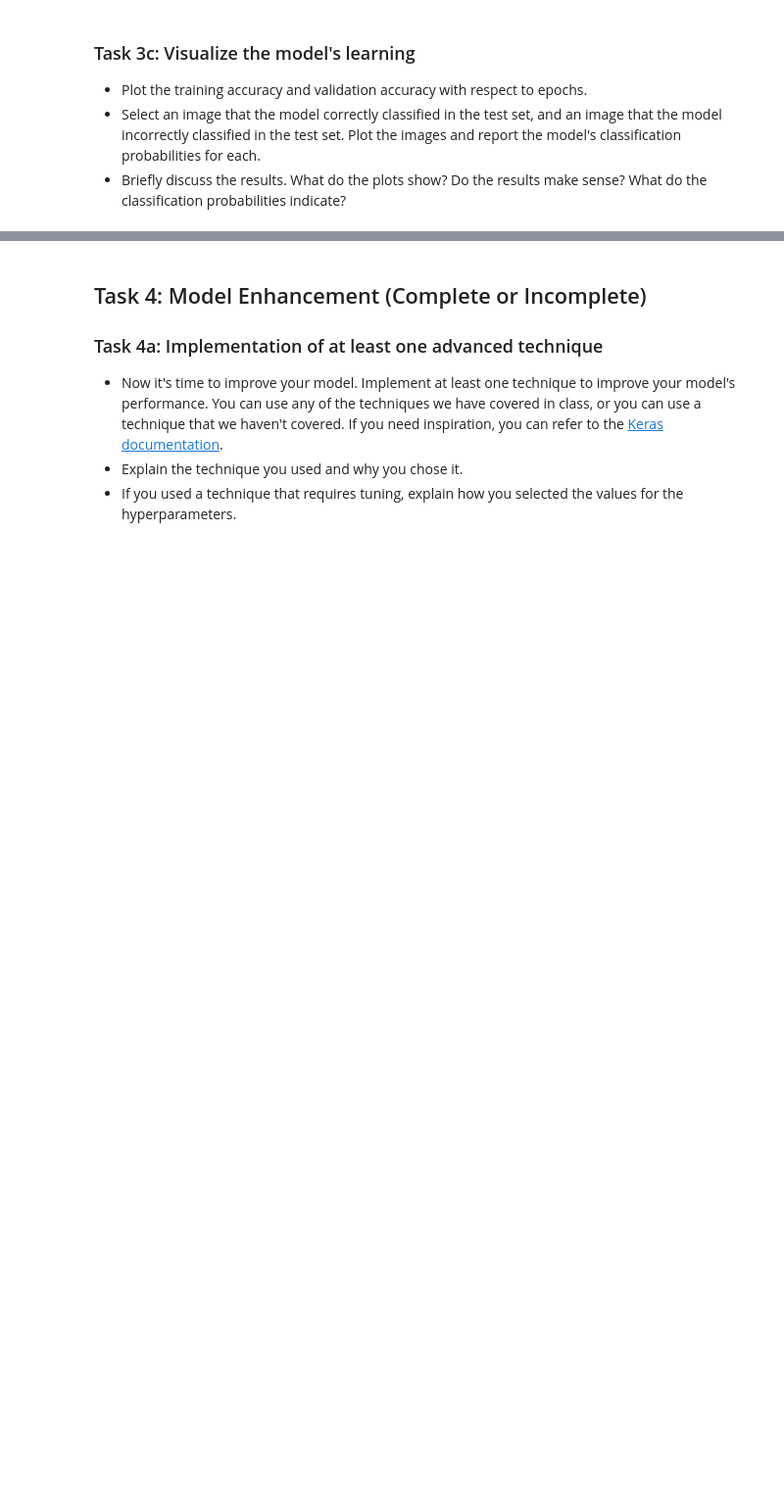
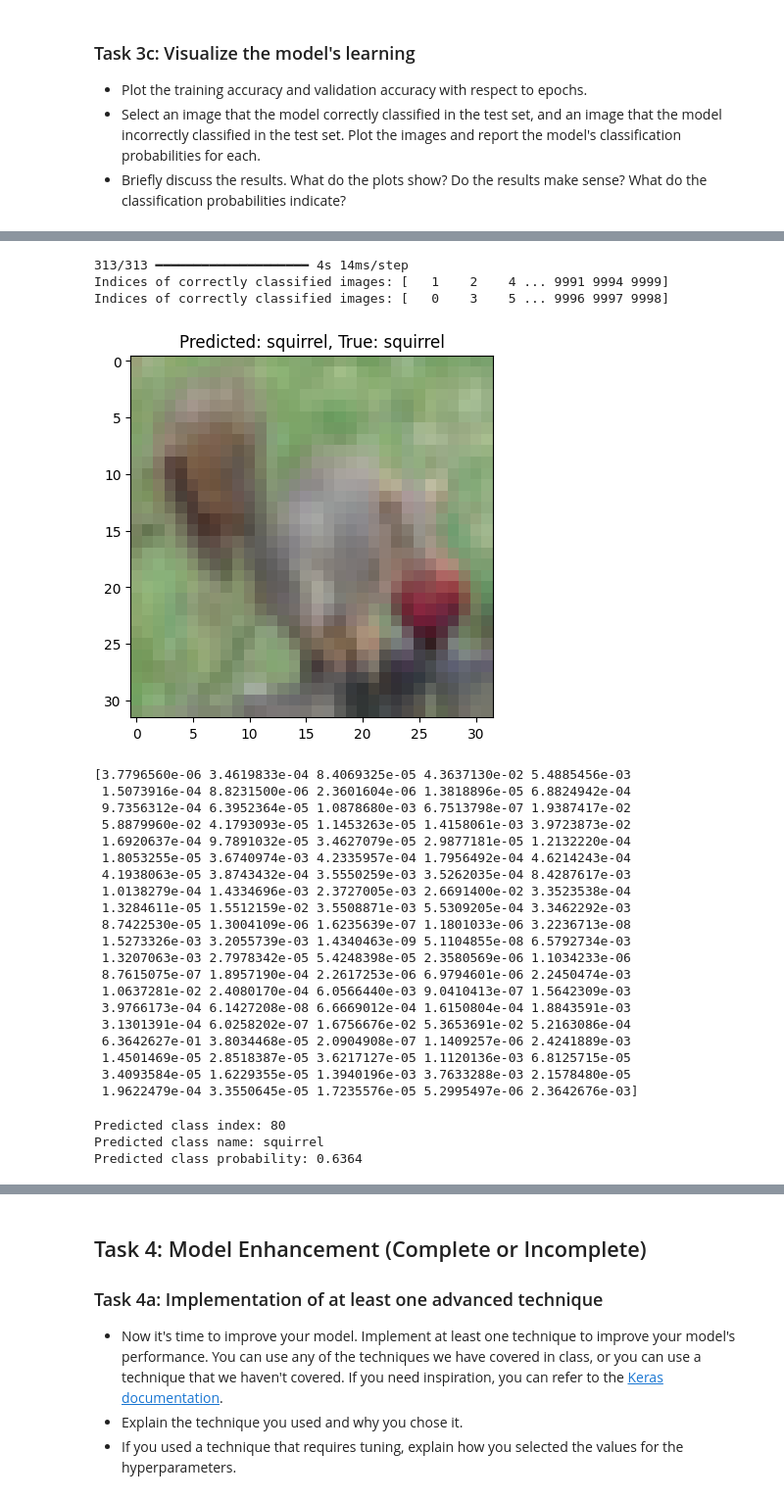
Before and after one commit to neethil/deep_learning, a Jupyter notebook: 02_activities/assignments/assignment_1.ipynb, the cells around one changed output, grey strips where cells are left out. Shown at 98% size. Cells and saved outputs as stored; diff of their text form; code cells hidden in the pictures; blank space fills up the shorter version.

```diff
--- a/02_activities/assignments/assignment_1.ipynb
+++ b/02_activities/assignments/assignment_1.ipynb
@@ -250,10 +252,10 @@ model.compile(
     metrics=[TopKCategoricalAccuracy(k=5)]  # evaluation metric
 )
 # %%
-model.fit(
+history_top5 = model.fit(
     x_train, # Training data
     y_train, # Training labels
-    epochs=15, # Number of epochs
+    epochs=10, # Number of epochs
     batch_size=32, # Number of samples per batch
     validation_split=0.2 # Use 20% of the data for validation
 )
@@ -303,0 +322,71 @@ Accuracy: 32.16%
+# %%
+
+# model predictions
+y_pred_test = model.predict(x_test)
+
+# index of predicted labels
+y_pred_label = np.argmax(y_pred_test, axis=1)
+
+if len(y_test.shape) > 1:
+    y_test = np.argmax(y_test, axis=1)  # Convert to integer labels
+
+# Index where predictions match the true labels
+right_pred = (y_pred_label == y_test)
+right_index = np.where(right_pred)[0]
+
+# Print index of correctly classified images
+print(f"Indices of correctly classified images: {right_index}")
+
+# Index where predictions do not match the true labels
+wrong_pred = (y_pred_label != y_test)
+wrong_index = np.where(wrong_pred)[0]
+
+# Print index of correctly classified images
+print(f"Indices of correctly classified images: {wrong_index}")
+# %% [output]
+313/313 ━━━━━━━━━━━━━━━━━━━━ 4s 14ms/step
+Indices of correctly classified images: [   1    2    4 ... 9991 9994 9999]
+Indices of correctly classified images: [   0    3    5 ... 9996 9997 9998]
+# %%
+# Select a random correctly classified image
+correct_image = np.random.choice(right_index)
+
+plt.imshow(x_test[correct_image])
+plt.title(f"Predicted: {class_names[y_pred_label[correct_image]]}, True: {class_names[y_test[correct_image]]}")
+plt.show()
+
+# Model's classification probability for correct image
+probab_correct = y_pred_test[correct_image]
+print(probab_correct)
+# %% [output]
+[figure, added]
+[3.7796560e-06 3.4619833e-04 8.4069325e-05 4.3637130e-02 5.4885456e-03
+ 1.5073916e-04 8.8231500e-06 2.3601604e-06 1.3818896e-05 6.8824942e-04
+ 9.7356312e-04 6.3952364e-05 1.0878680e-03 6.7513798e-07 1.9387417e-02
+ 5.8879960e-02 4.1793093e-05 1.1453263e-05 1.4158061e-03 3.9723873e-02
+ 1.6920637e-04 9.7891032e-05 3.4627079e-05 2.9877181e-05 1.2132220e-04
+ 1.8053255e-05 3.6740974e-03 4.2335957e-04 1.7956492e-04 4.6214243e-04
+ 4.1938063e-05 3.8743432e-04 3.5550259e-03 3.5262035e-04 8.4287617e-03
+ 1.0138279e-04 1.4334696e-03 2.3727005e-03 2.6691400e-02 3.3523538e-04
+ 1.3284611e-05 1.5512159e-02 3.5508871e-03 5.5309205e-04 3.3462292e-03
+ 8.7422530e-05 1.3004109e-06 1.6235639e-07 1.1801033e-06 3.2236713e-08
+ 1.5273326e-03 3.2055739e-03 1.4340463e-09 5.1104855e-08 6.5792734e-03
+ 1.3207063e-03 2.7978342e-05 5.4248398e-05 2.3580569e-06 1.1034233e-06
+ 8.7615075e-07 1.8957190e-04 2.2617253e-06 6.9794601e-06 2.2450474e-03
+ 1.0637281e-02 2.4080170e-04 6.0566440e-03 9.0410413e-07 1.5642309e-03
+ 3.9766173e-04 6.1427208e-08 6.6669012e-04 1.6150804e-04 1.8843591e-03
+ 3.1301391e-04 6.0258202e-07 1.6756676e-02 5.3653691e-02 5.2163086e-04
+ 6.3642627e-01 3.8034468e-05 2.0904908e-07 1.1409257e-06 2.4241889e-03
+ 1.4501469e-05 2.8518387e-05 3.6217127e-05 1.1120136e-03 6.8125715e-05
+ 3.4093584e-05 1.6229355e-05 1.3940196e-03 3.7633288e-03 2.1578480e-05
+ 1.9622479e-04 3.3550645e-05 1.7235576e-05 5.2995497e-06 2.3642676e-03]
+# %%
+probab_correct_index= np.argmax(probab_correct)
+
+print(f"Predicted class index: {probab_correct_index}")
+print(f"Predicted class name: {class_names[probab_correct_index]}")
+print(f"Predicted class probability: {probab_correct[probab_correct_index]:.4f}")
+# %% [output]
+Predicted class index: 80
+Predicted class name: squirrel
+Predicted class probability: 0.6364
```
Also changed, not shown: parts of 12 cells of this notebook.
